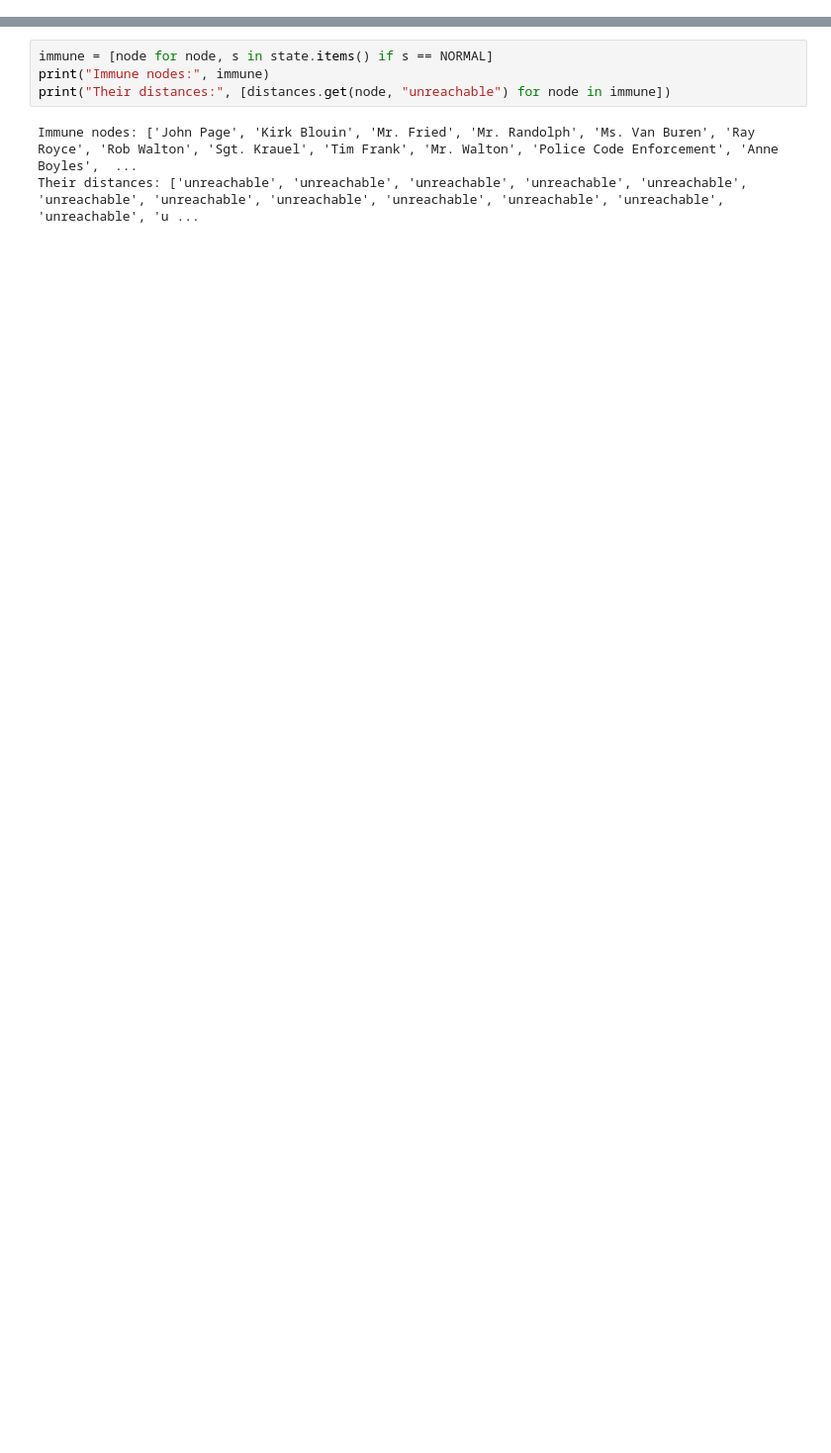
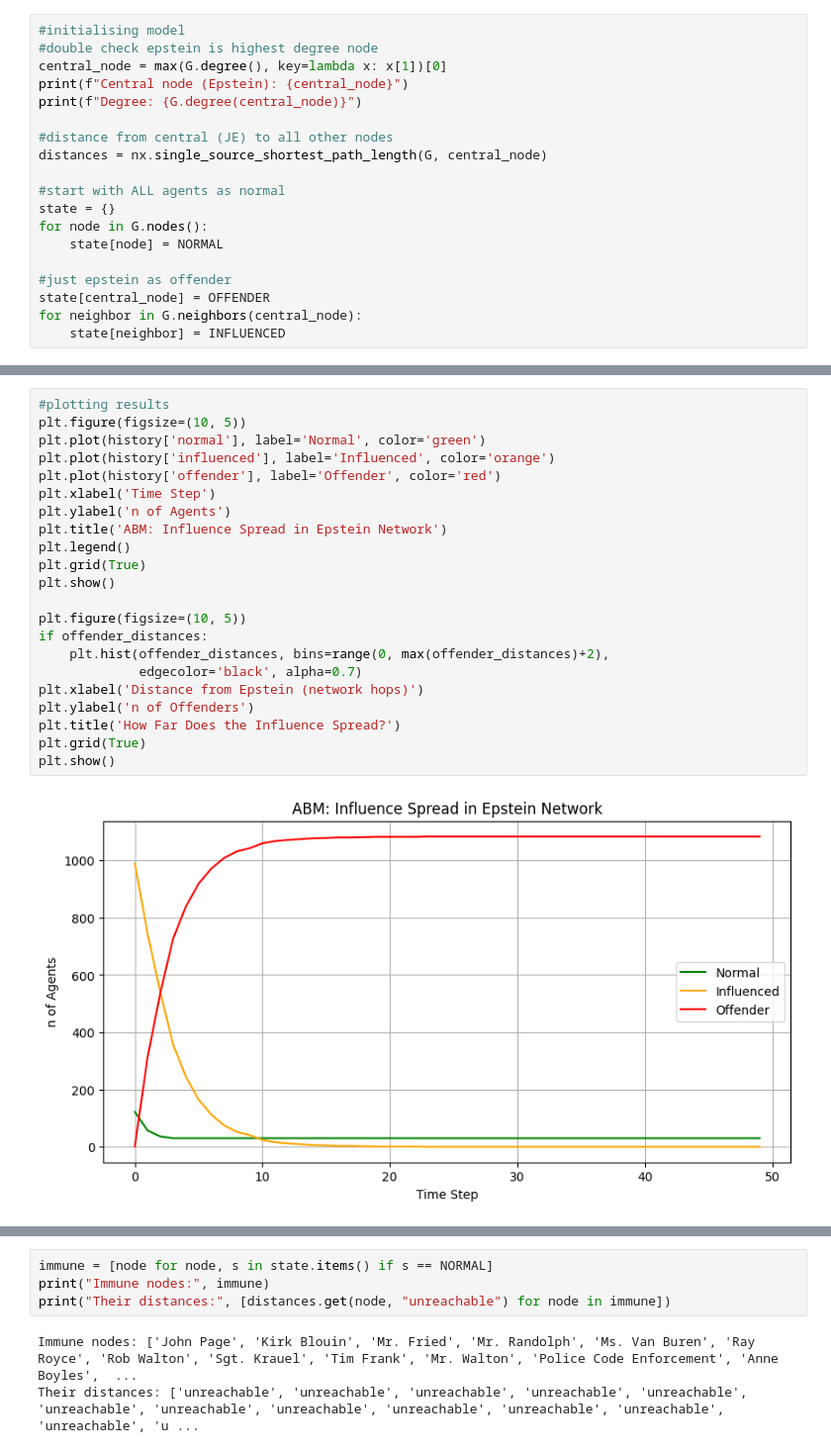
Before and after one commit to marfakozeletsUvA/sem3_projects, a Jupyter notebook: summative6/offender_epidemic.ipynb, the cells around one changed output, grey strips where cells are left out. Shown: that part at 99% size. Saved outputs shown, nothing was run; the diff lists cells and outputs as text; blank space fills up the shorter version.

```diff
--- a/summative6/offender_epidemic.ipynb
+++ b/summative6/offender_epidemic.ipynb
@@ -0,0 +23,19 @@
+# %%
+#initialising model
+#double check epstein is highest degree node
+central_node = max(G.degree(), key=lambda x: x[1])[0]
+print(f"Central node (Epstein): {central_node}")
+print(f"Degree: {G.degree(central_node)}")
+
+#distance from central (JE) to all other nodes
+distances = nx.single_source_shortest_path_length(G, central_node)
+
+#start with ALL agents as normal
+state = {}
+for node in G.nodes():
+    state[node] = NORMAL
+
+#just epstein as offender
+state[central_node] = OFFENDER
+for neighbor in G.neighbors(central_node):
+    state[neighbor] = INFLUENCED
@@ -0,0 +113,24 @@
+# %%
+#plotting results
+plt.figure(figsize=(10, 5))
+plt.plot(history['normal'], label='Normal', color='green')
+plt.plot(history['influenced'], label='Influenced', color='orange')
+plt.plot(history['offender'], label='Offender', color='red')
+plt.xlabel('Time Step')
+plt.ylabel('n of Agents')
+plt.title('ABM: Influence Spread in Epstein Network')
+plt.legend()
+plt.grid(True)
+plt.show()
+
+plt.figure(figsize=(10, 5))
+if offender_distances:
+    plt.hist(offender_distances, bins=range(0, max(offender_distances)+2),
+             edgecolor='black', alpha=0.7)
+plt.xlabel('Distance from Epstein (network hops)')
+plt.ylabel('n of Offenders')
+plt.title('How Far Does the Influence Spread?')
+plt.grid(True)
+plt.show()
+# %% [output]
+[figure, added]
```
Also changed, not shown: parts of 12 cells of this notebook, 3 other files.
